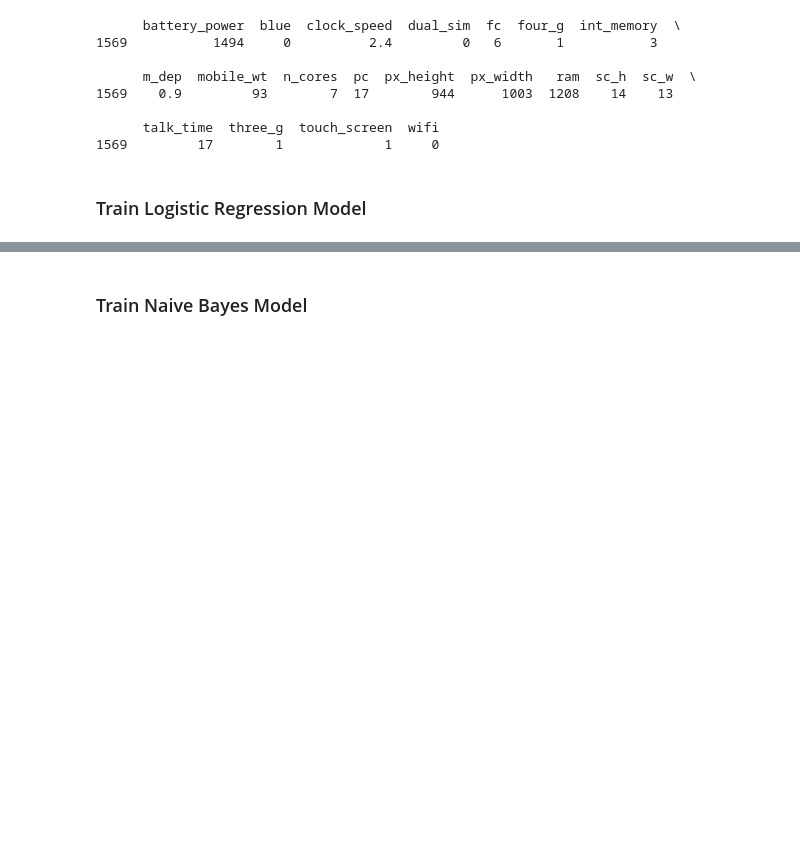
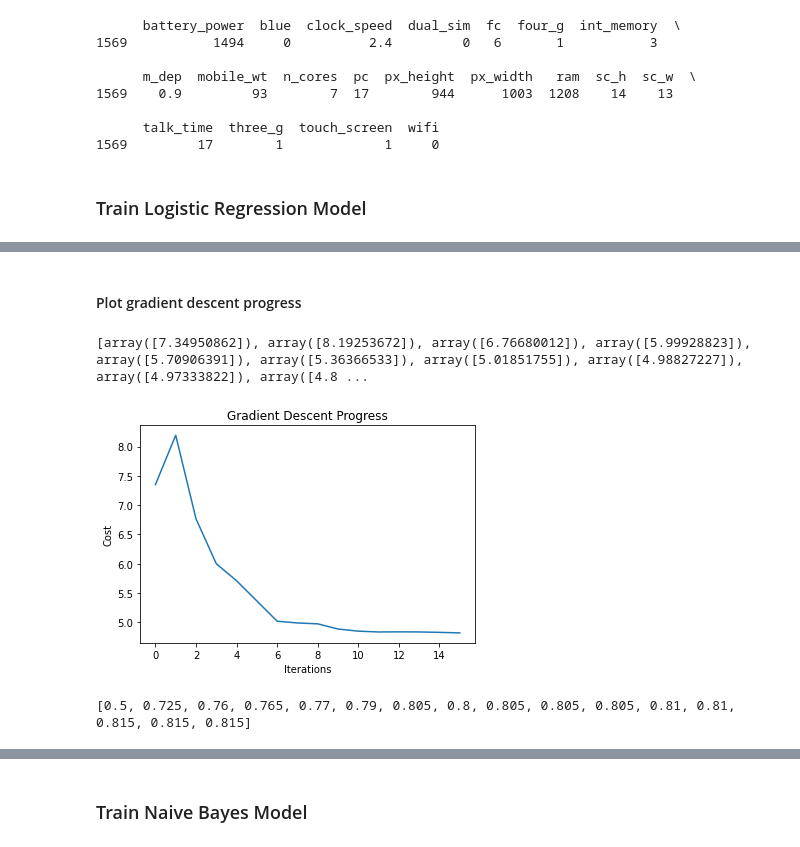
Before and after one commit to CKKKKKKKKK/Machine-Learning, a Jupyter notebook: Project/Project1/main.ipynb, the cells around one changed output, grey strips where cells are left out. Saved outputs shown, nothing was run; the diff lists cells and outputs as text; code cells hidden in the pictures; blank space fills up the shorter version.

Commit message:
Add Gradient Descent Progress

```diff
--- a/Project/Project1/main.ipynb
+++ b/Project/Project1/main.ipynb
@@ -287,0 +425,18 @@ print(theta_table)
+# %% [markdown]
+#### Plot gradient descent progress
+# %%
+print(cost_history)
+# %% [output]
+[array([7.34950862]), array([8.19253672]), array([6.76680012]), array([5.99928823]), array([5.70906391]), array([5.36366533]), array([5.01851755]), array([4.98827227]), array([4.97333822]), array([4.8 ...
+# %%
+plt.plot(range(len(cost_history)), cost_history)
+plt.xlabel('Iterations')
+plt.ylabel('Cost')
+plt.title('Gradient Descent Progress')
+plt.show()
+# %% [output]
+[figure, added]
+# %%
+print(correctness)
+# %% [output]
+[0.5, 0.725, 0.76, 0.765, 0.77, 0.79, 0.805, 0.8, 0.805, 0.805, 0.805, 0.81, 0.81, 0.815, 0.815, 0.815]
```
Also changed, not shown: parts of 21 cells of this notebook.
